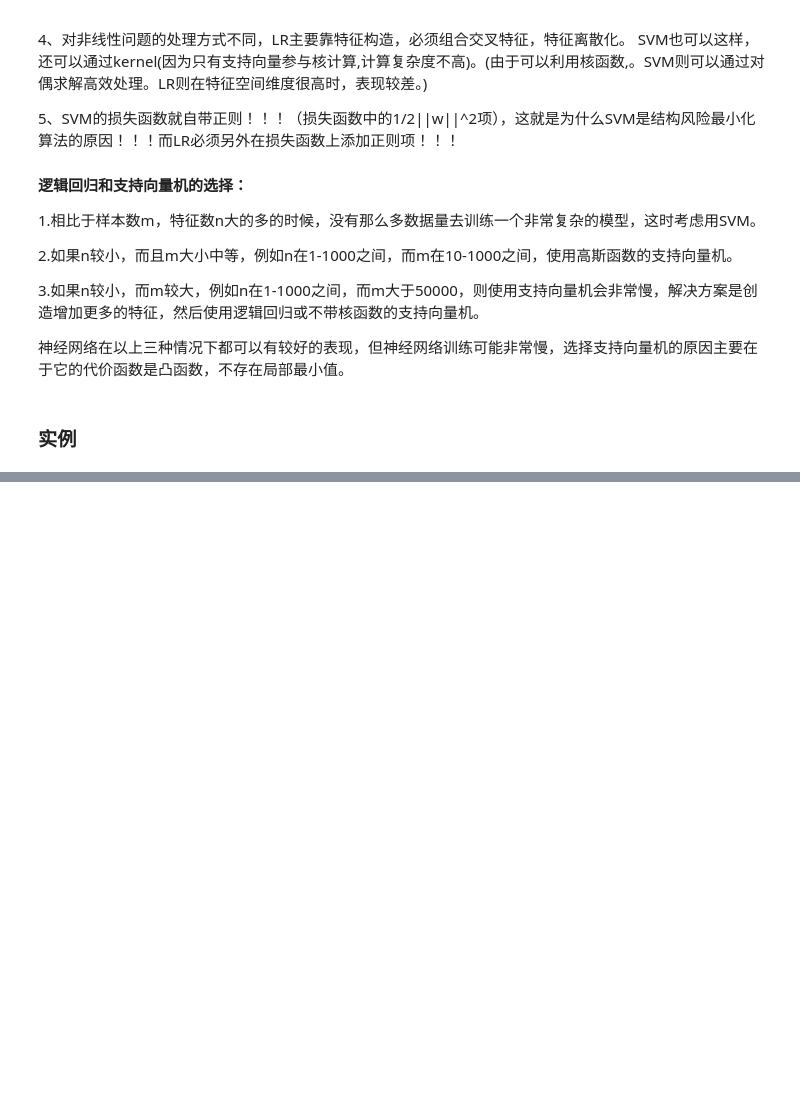
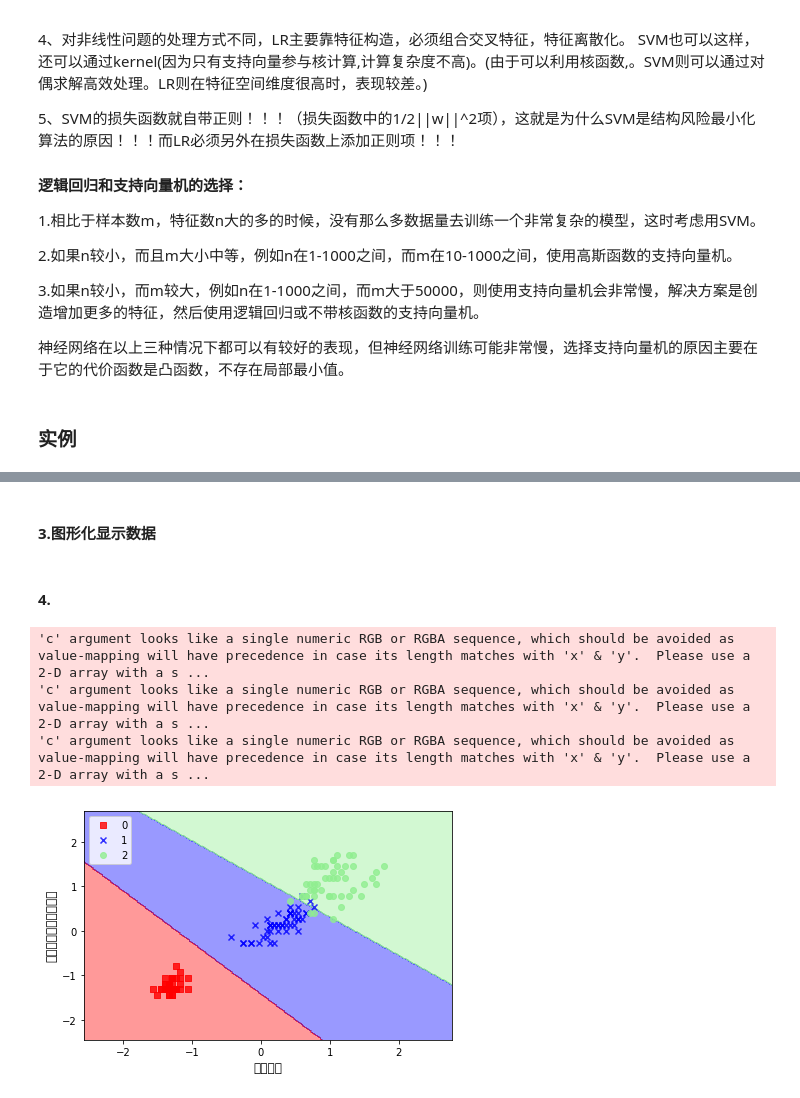
Before and after one commit to miozeng/ai-learn, a Jupyter notebook: machinelearning/svm.ipynb, the cells around one changed output, grey strips where cells are left out. Cells and saved outputs as stored; diff of their text form; code cells hidden in the pictures; blank space fills up the shorter version.

```diff
--- a/machinelearning/svm.ipynb
+++ b/machinelearning/svm.ipynb
@@ -67,0 +81,4 @@ SVM也可以这样，还可以通过kernel(因为只有支持向量参与核计
+# %%
+iris = datasets.load_iris()
+X = iris.data[:, [2, 3]]
+y = iris.target
@@ -67,0 +87,33 @@ SVM也可以这样，还可以通过kernel(因为只有支持向量参与核计
+# %%
+from sklearn.preprocessing import StandardScaler
+
+sc = StandardScaler()
+sc.fit(X)
+X_std = sc.transform(X)
+# %% [markdown]
+#### 3.图形化显示数据
+# %%
+def plot_decision_regions(X, y, classifier, test_idx=None, resolution=0.02):
+
+    # setup marker generator and color map
+    markers = ('s', 'x', 'o', '^', 'v')
+    colors = ('red', 'blue', 'lightgreen', 'gray', 'cyan')
+    cmap = ListedColormap(colors[:len(np.unique(y))])
+
+    # plot the decision surface
+    x1_min, x1_max = X[:, 0].min() - 1, X[:, 0].max() + 1
+    x2_min, x2_max = X[:, 1].min() - 1, X[:, 1].max() + 1
+    xx1, xx2 = np.meshgrid(np.arange(x1_min, x1_max, resolution),
+    np.arange(x2_min, x2_max, resolution))
+    Z = classifier.predict(np.array([xx1.ravel(), xx2.ravel()]).T)
+    Z = Z.reshape(xx1.shape)
+    plt.contourf(xx1, xx2, Z, alpha=0.4, cmap=cmap)
+    plt.xlim(xx1.min(), xx1.max())
+    plt.ylim(xx2.min(), xx2.max())
+
+    for idx, cl in enumerate(np.unique(y)):
+        plt.scatter(x=X[y == cl, 0], y=X[y == cl, 1],
+        alpha=0.8, c=cmap(idx),
+        marker=markers[idx], label=cl)
+# %% [markdown]
+#### 4.
@@ -67,0 +123,16 @@ SVM也可以这样，还可以通过kernel(因为只有支持向量参与核计
+# %%
+svm = SVC(kernel='linear', C=1.0, random_state=0)
+svm.fit(X_std, y)
+
+plot_decision_regions(X_std, y,classifier=svm)
+plt.xlabel(u'花萼长度',size=12)
+plt.ylabel("标准化处理后花瓣宽度",size=12)
+plt.legend(loc='upper left')
+plt.tight_layout()
+
+plt.show()
+# %% [output]
+'c' argument looks like a single numeric RGB or RGBA sequence, which should be avoided as value-mapping will have precedence in case its length matches with 'x' & 'y'.  Please use a 2-D array with a s ...
+'c' argument looks like a single numeric RGB or RGBA sequence, which should be avoided as value-mapping will have precedence in case its length matches with 'x' & 'y'.  Please use a 2-D array with a s ...
+'c' argument looks like a single numeric RGB or RGBA sequence, which should be avoided as value-mapping will have precedence in case its length matches with 'x' & 'y'.  Please use a 2-D array with a s ...
+[figure, added]
```
Also changed, not shown: parts of 8 cells of this notebook, 4 other files.
